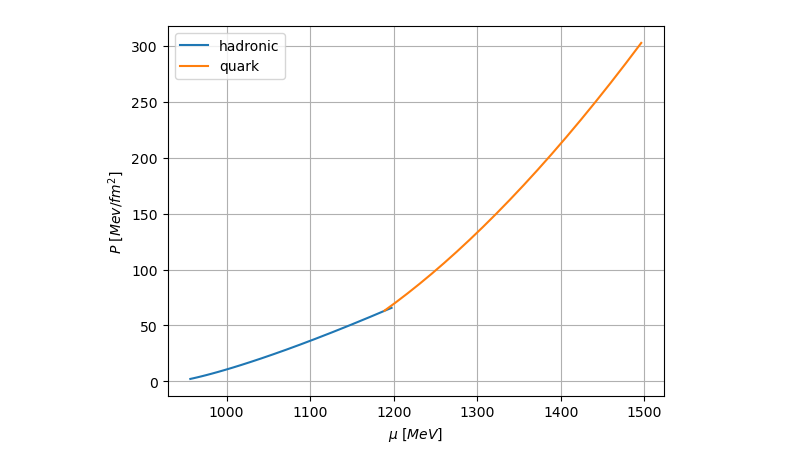
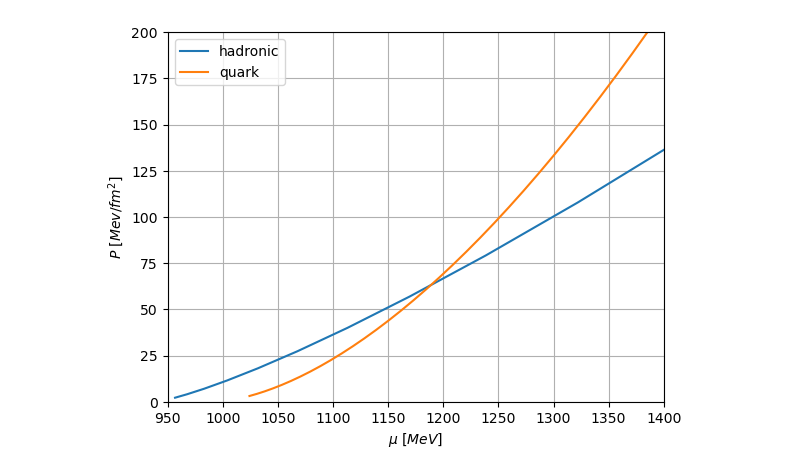
Before and after one commit to katta626/Phase_Transition, a Jupyter notebook: code/Quadraticfit/Eos_Different_mu.ipynb, the cells around one changed output. Drawn from its saved outputs; the diff is of its cells as text; code cells hidden in the pictures.

```diff
--- a/code/Quadraticfit/Eos_Different_mu.ipynb
+++ b/code/Quadraticfit/Eos_Different_mu.ipynb
@@ -31,25 +31,29 @@ n_had =np.linspace(0.16,0.32,20)
 Gam_had = 4.921
 m0_had = 939.56
 K_had = 17906.60
+
+n_total = np.linspace(0.16,1,40)
 # %%
 K_quark = p / (n_quark[0] ** g_quark)
 m0_quark = (e - (K_quark * (n_quark[0] ** g_quark)) / (g_quark - 1)) / n_quark[0]
 
 # Hadronic EOS
-p_had = P_from_nb(n_had, K_had, Gam_had)
-mu_had = mu_from_nb(n_had, K_had, Gam_had, m0_had)
+p_had = P_from_nb(n_total, K_had, Gam_had)
+mu_had = mu_from_nb(n_total, K_had, Gam_had, m0_had)
 
 # Quark EOS
-p_quark = P_from_nb(n_quark, K_quark, g_quark)
-mu_quark = mu_from_nb(n_quark, K_quark, g_quark, m0_quark)
+p_quark = P_from_nb(n_total, K_quark, g_quark)
+mu_quark = mu_from_nb(n_total, K_quark, g_quark, m0_quark)
 e_quark = e_from_n(n_quark, K_quark, g_quark, m0_quark)
 # %%
 plt.plot(mu_had, p_had, label = "hadronic")
 plt.plot(mu_quark, p_quark, label = "quark")
 
+plt.xlim([950,1400])
+plt.ylim([0,200])
 plt.xlabel(r"$\mu \ [MeV]$")
 plt.ylabel(r"$P \ [Mev/fm^2]$")
 plt.legend()
 plt.grid()
 # %% [output]
-[figure, old version]
+[figure, new version]
```
Also changed, not shown: parts of 13 cells of this notebook.
